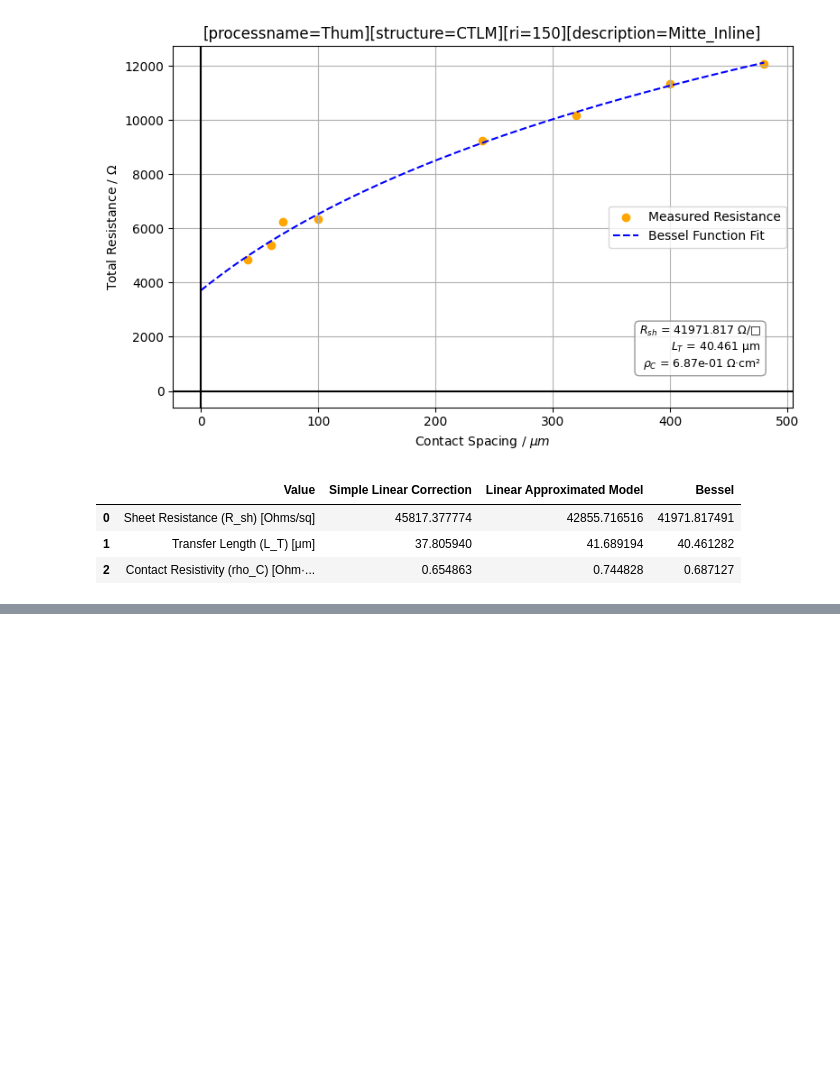
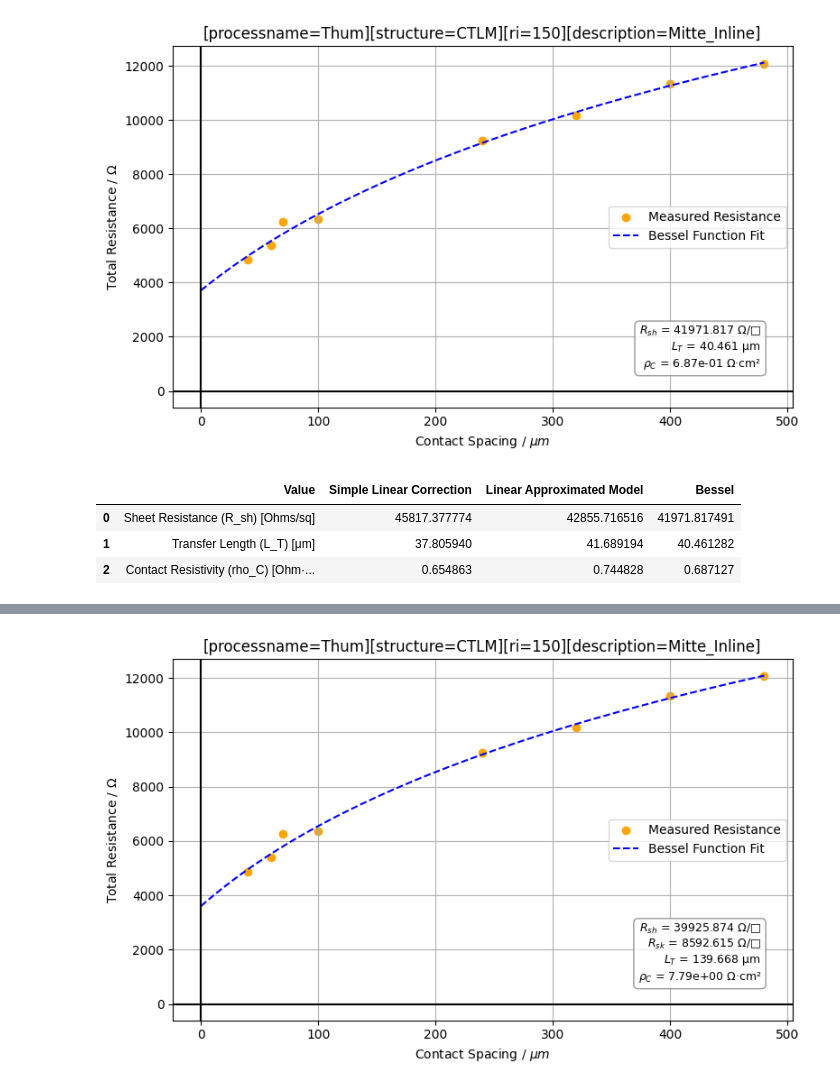
Before and after one commit to XXLutz13/Master_data, a Jupyter notebook: TLM-CTLM/cTLM.ipynb, the cells around one changed output, grey strips where cells are left out. Cells and saved outputs as stored; diff of their text form; code cells hidden in the pictures; blank space fills up the shorter version.

Commit message:
Rsk model

```diff
--- a/TLM-CTLM/cTLM.ipynb
+++ b/TLM-CTLM/cTLM.ipynb
@@ -364,0 +364,77 @@ results_df
+# %%
+# @param geometries: arrays with the ditances and inner radius of the CTLM structure
+# @param Rsh: sheet resistance -> initial guess
+# @param Lt: transfer length -> initial guess
+# @param Rsk: factor for R_sk
+def ctlm_bessel_model_Rsk(geometries, Rsh, Rsk, L_T):
+
+        (distances, r_inner) = geometries
+        # Term 1: Resistance of the semiconductor gap
+        term_gap = 1/(Rsk) * np.log((r_inner + distances) / r_inner)
+
+        # Term 2: Resistance of the inner contact (using using bessel functions I0 and I1)
+        term_inner = (L_T / (Rsh * r_inner)) * (special.i0(r_inner / L_T) / special.i1(r_inner / L_T))
+
+        # Term 3: Resistance of the outer contact (using bessel functions K0 and K1)
+        term_outer = (L_T / (Rsh * (r_inner + distances))) * (special.k0((r_inner + distances) / L_T) / special.k1((r_inner + distances) / L_T))
+
+        # Total Resistance
+        R_T = ((Rsh * Rsk) / (2 * np.pi)) * (term_gap + term_inner + term_outer)
+
+        return R_T
+
+# Initial Guess: [Rsh, Rsk, Lt]
+p0 = [R_sh_linear, R_sh_linear, L_T_linear]
+bounds = ([0, 0, 0], [np.inf, np.inf, np.inf])
+r_inner_array = np.full_like(distances, r_inner)
+
+popt_A, pcov_A = curve_fit(ctlm_bessel_model_Rsk, (distances, r_inner_array), R_list, p0=p0, bounds=bounds)
+
+Rsh_fit, Rsk_fit, Lt_fit = popt_A
+
+rho_c_fit = Rsh_fit * (Lt_fit**2) * 1e-8  # 1e-8 to convert from ohm·μm² to ohm·cm²
+
+
+distances_smooth = np.linspace(0, max(distances), 300) # min(distances)
+ri_smooth = np.full_like(distances_smooth, r_inner)
+Rt_fit_curve = ctlm_bessel_model_Rsk((distances_smooth, ri_smooth), Rsh_fit, Rsk_fit, Lt_fit)
+
+
+plt.figure(figsize=(8, 5))
+
+plt.scatter(distances, R_list, color='orange', marker='o', label='Measured Resistance')
+plt.plot(distances_smooth, Rt_fit_curve, color='blue', linestyle='--', label='Bessel Function Fit')
+
+d_fit, R_fit, R_sh_linFit, L_T_linFit, rho_C_linFit, R_intercept = fit_linear_approximation(distances, np.array(R_list), r_inner)
+# plt.plot(d_fit, R_fit, color='green', linestyle='--', label='Linear Approximated Fit')
+
+tlm_text = (
+    f"$R_{{sh}}$ = {Rsh_fit:.3f} Ω/□\n"
+    f"$R_{{sk}}$ = {Rsk_fit:.3f} Ω/□\n"
+    f"$L_T$ = {Lt_fit:.3f} µm\n"
+    f"$\\rho_C$ = {rho_c_fit:.2e} Ω·cm²"
+)
+
+plt.gca().text(
+    0.95, 0.1, tlm_text,
+    fontsize=9,
+    transform=plt.gca().transAxes,
+    verticalalignment='bottom',
+    horizontalalignment='right',
+    bbox=dict(boxstyle='round,pad=0.4', facecolor='white', alpha=0.8, edgecolor='gray')
+)
+
+plt.axhline(0, color='black', linewidth=1.5)
+plt.axvline(0, color='black', linewidth=1.5)
+
+plt.title(name)
+plt.xlabel("Contact Spacing / $\\mu m$")
+plt.ylabel("Total Resistance / $\\Omega$")
+plt.legend()
+plt.tight_layout()
+# plt.xlim(0, max(list_of_measurements.keys())+20)
+plt.grid(True)
+# plt.savefig(f'Output/{name}_bessel.png')
+plt.show()
+# %% [output]
+[figure, added]
```
Also changed, not shown: parts of 2 cells of this notebook.
